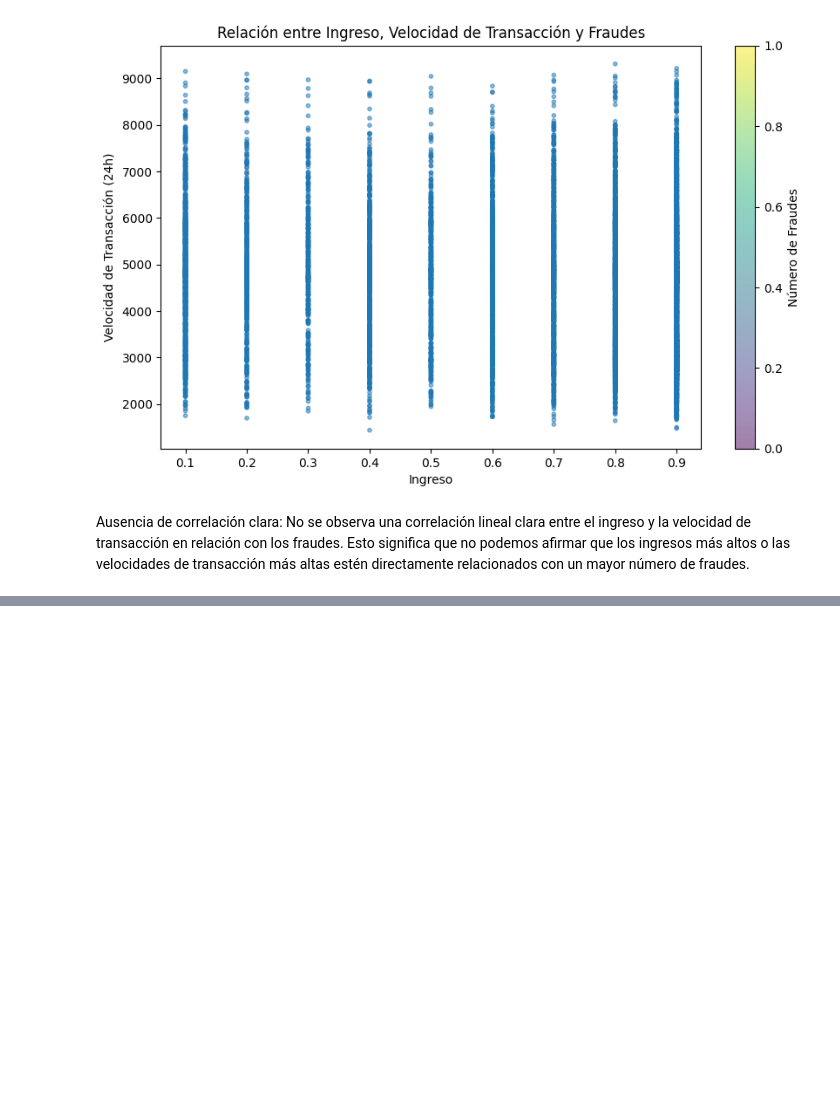
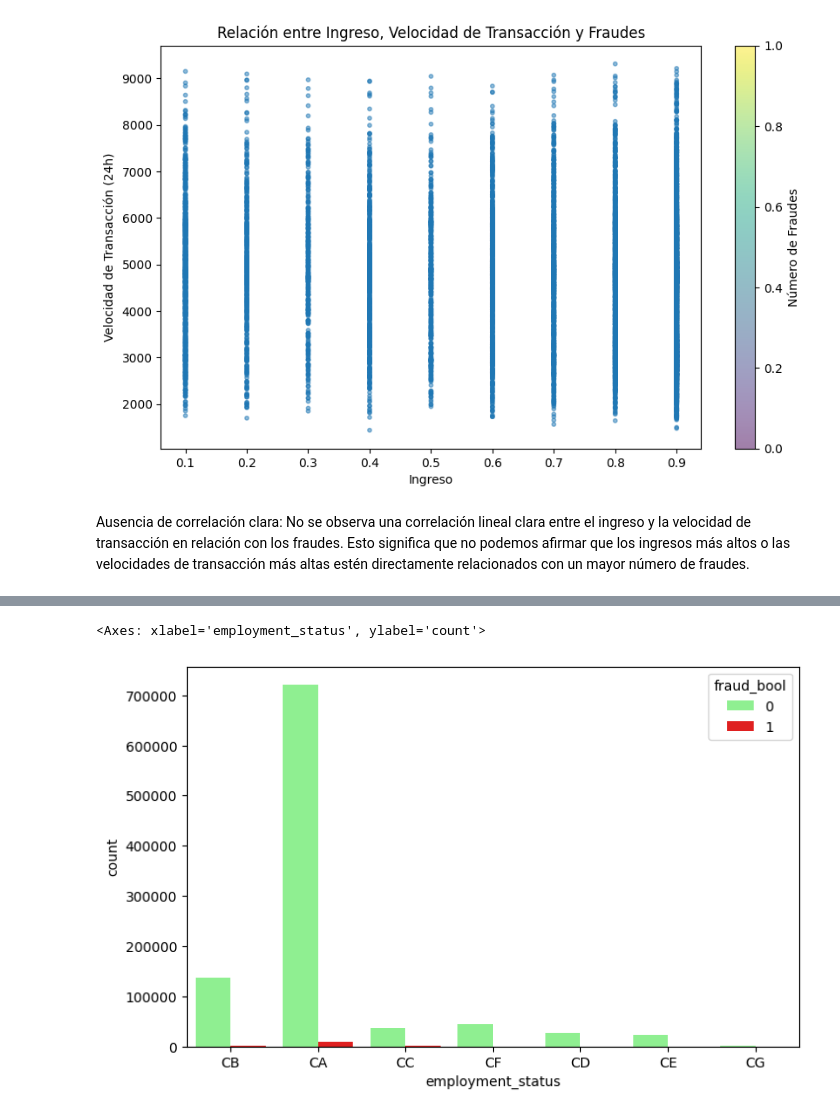
Before and after one commit to RamiroCabri1/Detecci-n-de-Fraudes-en-Transacciones-Bancarias, a Jupyter notebook: notebooks/eda.ipynb, the cells around one changed output, grey strips where cells are left out. Drawn from its saved outputs; the diff is of its cells as text; code cells hidden in the pictures; blank space fills up the shorter version.

```diff
--- a/notebooks/eda.ipynb
+++ b/notebooks/eda.ipynb
@@ -578,0 +589,7 @@ Ausencia de correlación clara: No se observa una correlación lineal clara entr
+# %%
+sns.set_palette(sns.color_palette(["#7FFF82", "#FF0000"]))
+f, ax = plt.subplots(figsize = (8, 5))
+sns.countplot(x = bank_account_fraud_df['employment_status'], hue = bank_account_fraud_df['fraud_bool'])
+# %% [output]
+<Axes: xlabel='employment_status', ylabel='count'>
+[figure, added]
```
Also changed, not shown: parts of 3 cells of this notebook.
